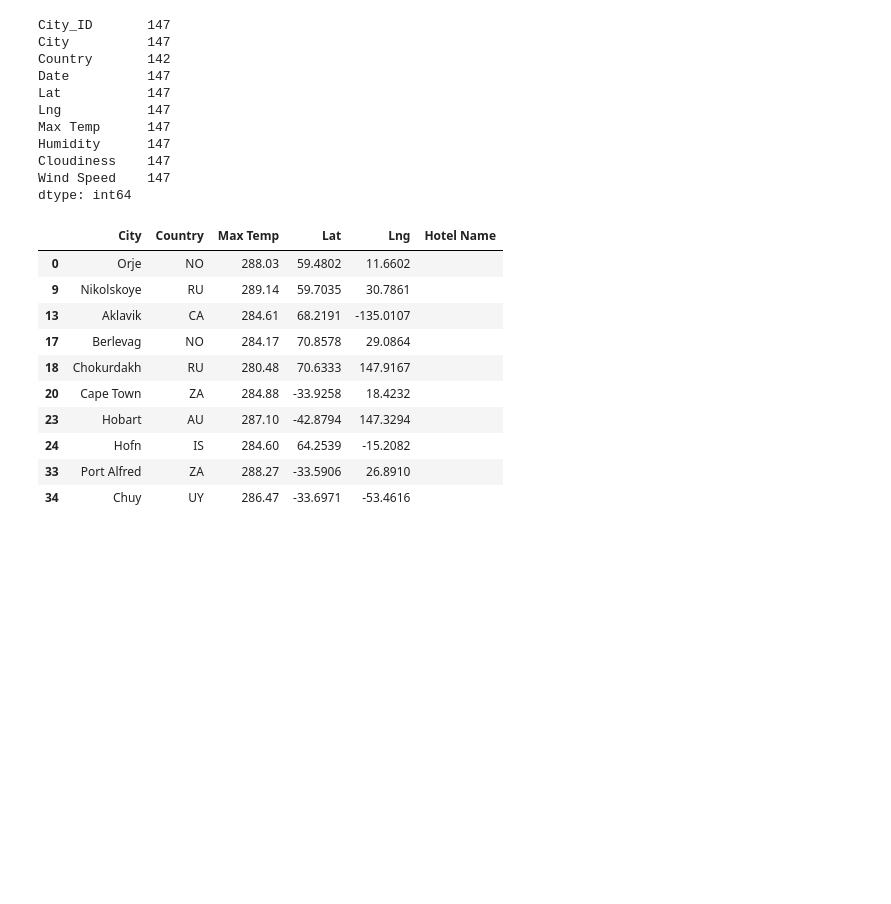
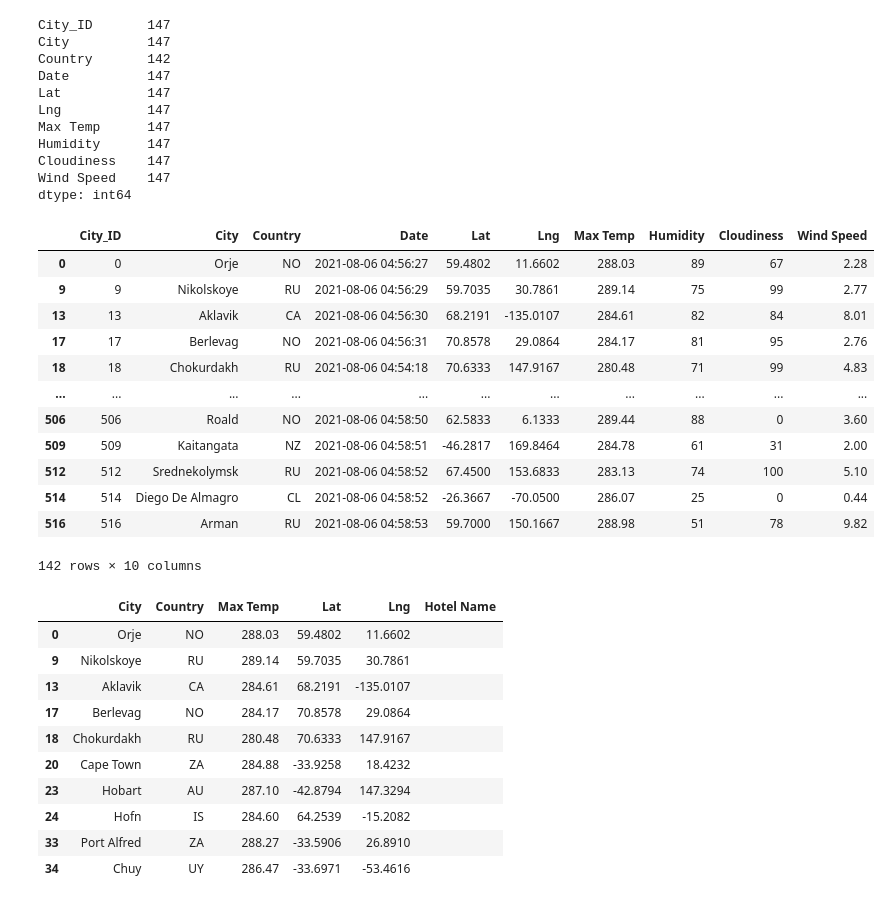
Before and after one commit to muhisan/World_Weather_Analysis, a Jupyter notebook: VacationPy.ipynb, the cells around one changed output. Cells and saved outputs as stored; diff of their text form; code cells hidden in the pictures; blank space fills up the shorter version.

```diff
--- a/VacationPy.ipynb
+++ b/VacationPy.ipynb
@@ -131,6 +131,24 @@ Humidity      147
 Cloudiness    147
 Wind Speed    147
 dtype: int64
+# %%
+# Drop any empty rows and create a new DataFrame that doesn’t have empty rows.
+preferred_cities_df = preferred_cities_df.dropna()
+preferred_cities_df
+# %% [output]
+|  | City_ID | City | Country | Date | Lat | Lng | Max Temp | Humidity | Cloudiness | Wind Speed |
+| 0 | 0 | Orje | NO | 2021-08-06 04:56:27 | 59.4802 | 11.6602 | 288.03 | 89 | 67 | 2.28 |
+| 9 | 9 | Nikolskoye | RU | 2021-08-06 04:56:29 | 59.7035 | 30.7861 | 289.14 | 75 | 99 | 2.77 |
+| 13 | 13 | Aklavik | CA | 2021-08-06 04:56:30 | 68.2191 | -135.0107 | 284.61 | 82 | 84 | 8.01 |
+| 17 | 17 | Berlevag | NO | 2021-08-06 04:56:31 | 70.8578 | 29.0864 | 284.17 | 81 | 95 | 2.76 |
+| 18 | 18 | Chokurdakh | RU | 2021-08-06 04:54:18 | 70.6333 | 147.9167 | 280.48 | 71 | 99 | 4.83 |
+| ... | ... | ... | ... | ... | ... | ... | ... | ... | ... | ... |
+| 506 | 506 | Roald | NO | 2021-08-06 04:58:50 | 62.5833 | 6.1333 | 289.44 | 88 | 0 | 3.60 |
+| 509 | 509 | Kaitangata | NZ | 2021-08-06 04:58:51 | -46.2817 | 169.8464 | 284.78 | 61 | 31 | 2.00 |
+| 512 | 512 | Srednekolymsk | RU | 2021-08-06 04:58:52 | 67.4500 | 153.6833 | 283.13 | 74 | 100 | 5.10 |
+| 514 | 514 | Diego De Almagro | CL | 2021-08-06 04:58:52 | -26.3667 | -70.0500 | 286.07 | 25 | 0 | 0.44 |
+| 516 | 516 | Arman | RU | 2021-08-06 04:58:53 | 59.7000 | 150.1667 | 288.98 | 51 | 78 | 9.82 |
+142 rows × 10 columns
 # %%
 # Create DataFrame called hotel_df to store hotel names along with city, country, max temp, and coordinates.
 hotel_df = preferred_cities_df[["City", "Country", "Max Temp", "Lat", "Lng"]].copy()
```
